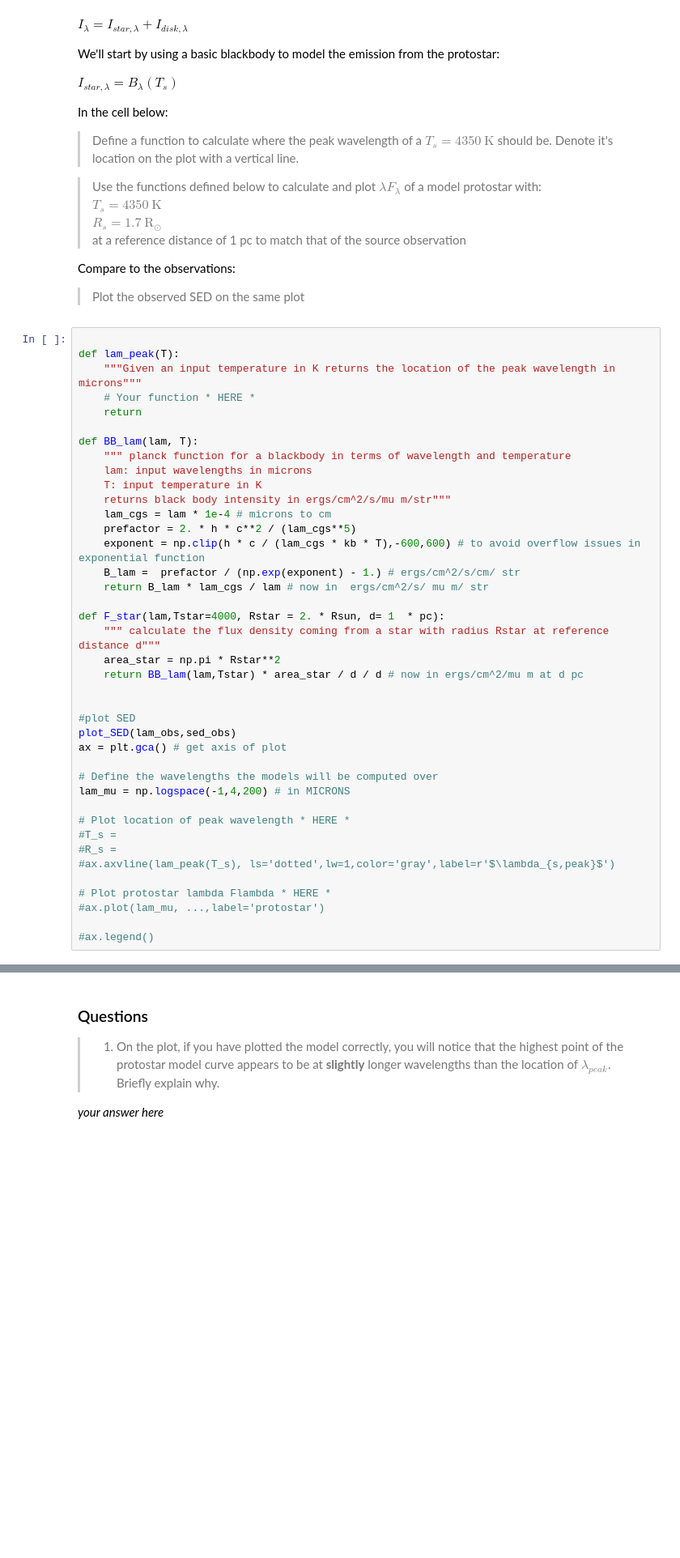
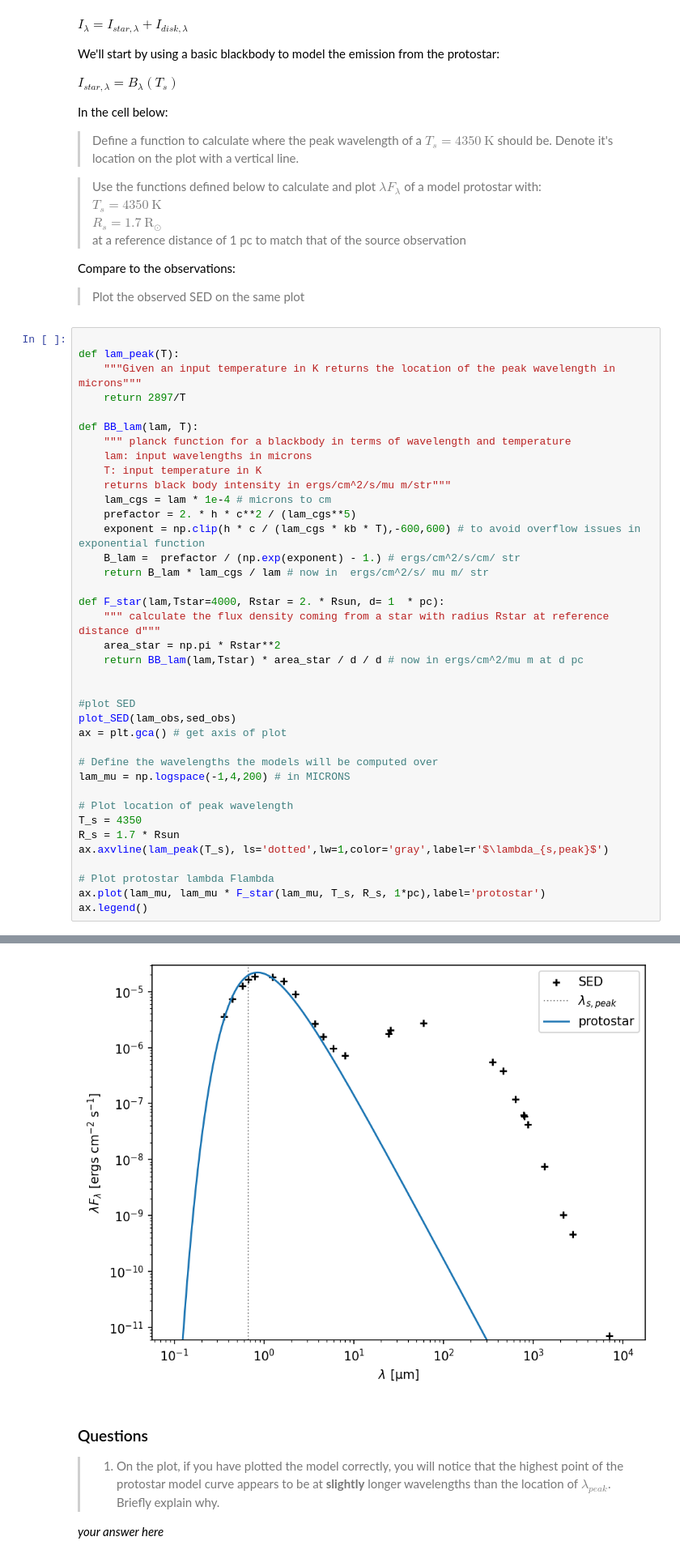
Before and after one commit to anb19019/FoPS-2025, a Jupyter notebook: 2-sed-disk.ipynb, the cells around one changed output, grey strips where cells are left out. Shown at 81% size. Saved outputs shown, nothing was run; the diff lists cells and outputs as text; blank space fills up the shorter version.

```diff
--- a/2-sed-disk.ipynb
+++ b/2-sed-disk.ipynb
@@ -86,8 +89,7 @@ Compare to the observations:
 
 def lam_peak(T):
     """Given an input temperature in K returns the location of the peak wavelength in microns"""
-    # Your function * HERE *
-    return
+    return 2897/T
 
 def BB_lam(lam, T):
     """ planck function for a blackbody in terms of wavelength and temperature
@@ -113,12 +115,12 @@ ax = plt.gca() # get axis of plot
 # Define the wavelengths the models will be computed over
 lam_mu = np.logspace(-1,4,200) # in MICRONS
 
-# Plot location of peak wavelength * HERE *
-#T_s =
-#R_s =
-#ax.axvline(lam_peak(T_s), ls='dotted',lw=1,color='gray',label=r'$\lambda_{s,peak}$')
+# Plot location of peak wavelength
+T_s = 4350
+R_s = 1.7 * Rsun
+ax.axvline(lam_peak(T_s), ls='dotted',lw=1,color='gray',label=r'$\lambda_{s,peak}$')
 
-# Plot protostar lambda Flambda * HERE *
-#ax.plot(lam_mu, ...,label='protostar')
-
-#ax.legend()
+# Plot protostar lambda Flambda
+ax.plot(lam_mu, lam_mu * F_star(lam_mu, T_s, R_s, 1*pc),label='protostar')
+ax.legend()
+# %% [output]
@@ -125,3 +128,4 @@ lam_mu = np.logspace(-1,4,200) # in MICRONS
+[figure, added]
 # %% [markdown]
 ### Questions
 
```
Also changed, not shown: parts of 3 cells of this notebook.
